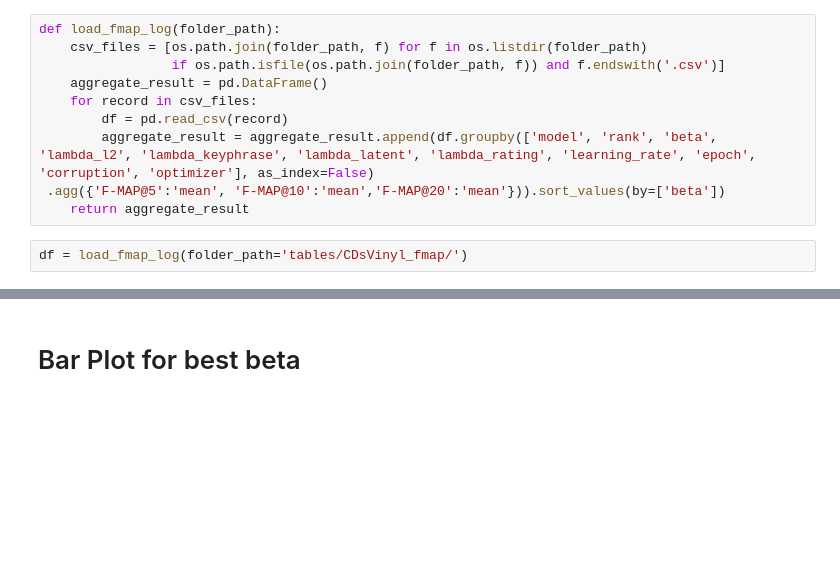
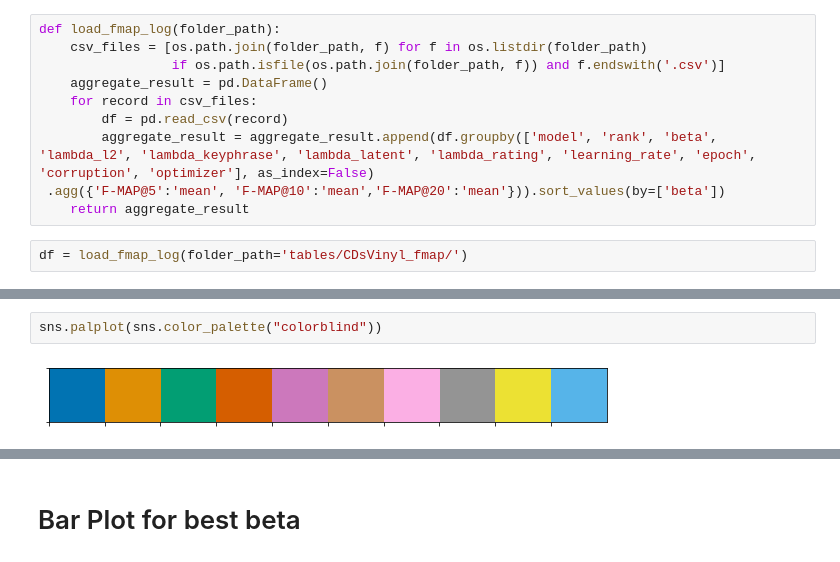
Before and after one commit to k9luo/DeepCritiquingForVAEBasedRecSys, a Jupyter notebook: F-MAP Plots.ipynb, the cells around one changed output, grey strips where cells are left out. Saved outputs shown, nothing was run; the diff lists cells and outputs as text; blank space fills up the shorter version.

```diff
--- a/F-MAP Plots.ipynb
+++ b/F-MAP Plots.ipynb
@@ -41 +41,5 @@ filtered_df
 90 rows × 14 columns
+# %%
+sns.palplot(sns.color_palette("colorblind"))
+# %% [output]
+[figure, added]
```
Also changed, not shown: parts of 16 cells of this notebook, 49 other files.
